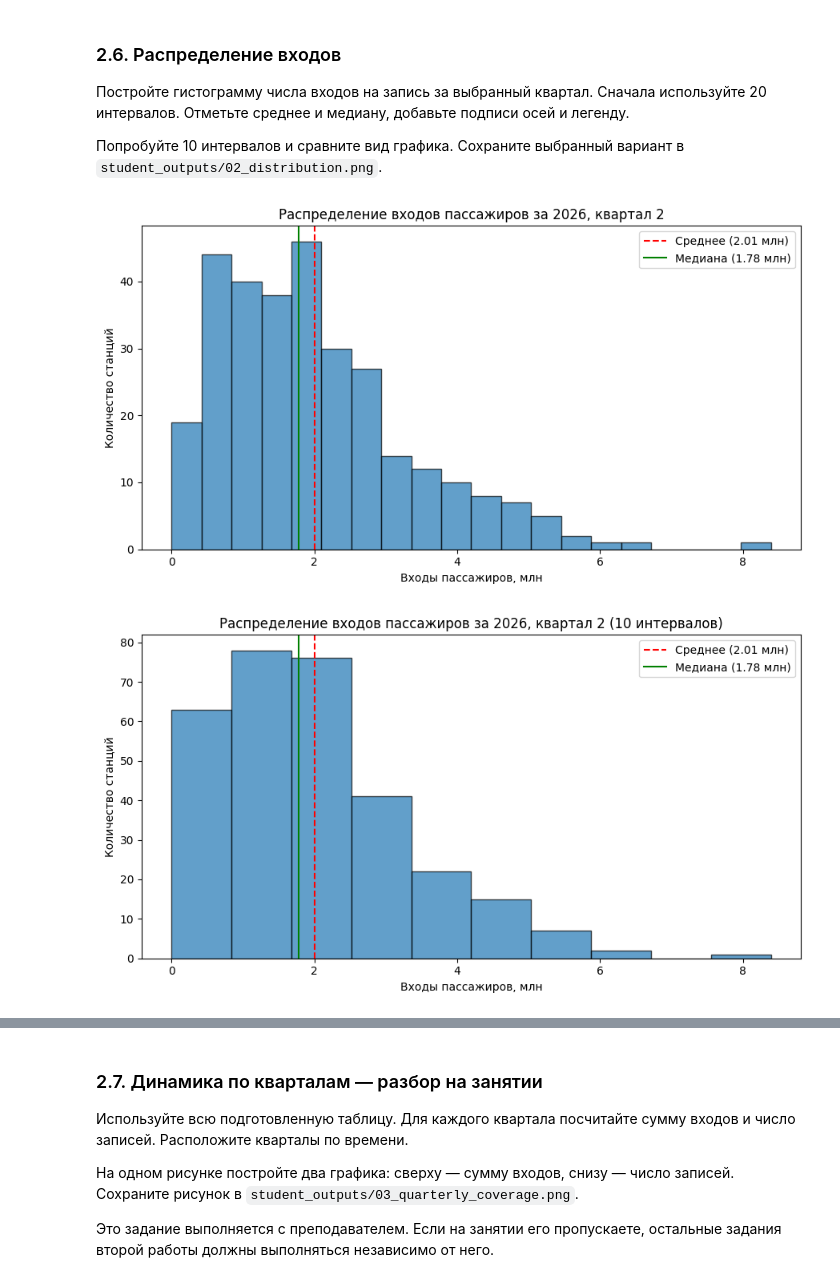
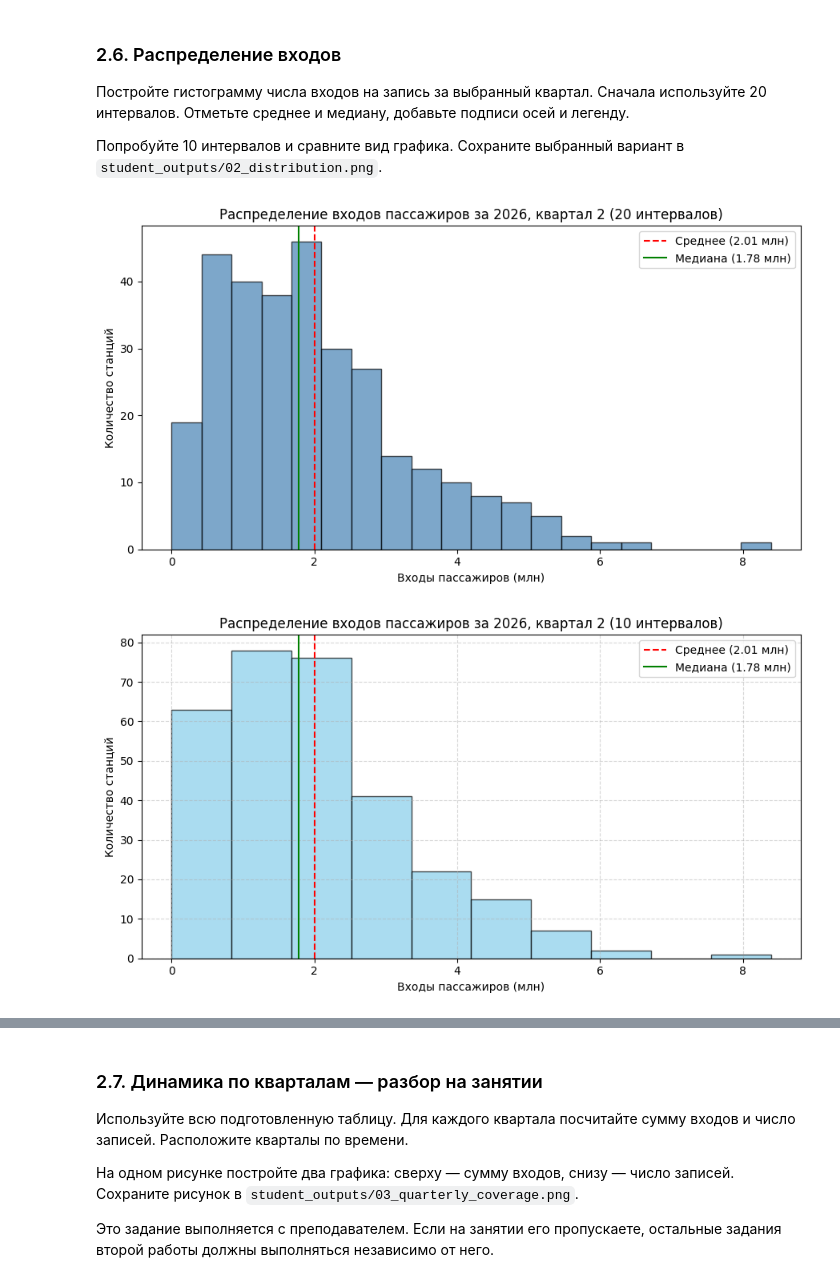
Before and after one commit to thundersen48/General_repository, a Jupyter notebook: study/the_basics_of_AI_lb_1/Основы_ИИ_ЛР1-2.ipynb, the cells around one changed output, grey strips where cells are left out. Saved outputs shown, nothing was run; the diff lists cells and outputs as text; code cells hidden in the pictures.

```diff
--- a/study/the_basics_of_AI_lb_1/Основы_ИИ_ЛР1-2.ipynb
+++ b/study/the_basics_of_AI_lb_1/Основы_ИИ_ЛР1-2.ipynb
@@ -231,8 +231,11 @@ text_columns = df.select_dtypes(include=['object', 'string']).columns
 before_text = df[text_columns].copy()
 
 # В df уберите пробелы по краям и обозначьте пустые строки как пропуски.
+# Очистка строковых столбцов от лишних пробелов с сохранением структуры
+string_cols = df.select_dtypes(include=['object']).columns
+
 for col in text_columns:
-    df[col] = df[col].astype(str).str.strip()
+    df[col] = df[col].str.strip()
     df[col] = df[col].replace('', pd.NA)
 # Сравните результат с before_text.
 text_changes = (before_text != df[text_columns]).sum().sum()
@@ -706,7 +709,7 @@ BINS = 20
 fig, ax = plt.subplots(figsize=(9, 5))
 
 # Постройте гистограмму, отметьте среднее и медиану.
-ax.hist(values_mln, bins=BINS, edgecolor='black', alpha=0.7)
+ax.hist(values_mln, bins=BINS, edgecolor='black', alpha=0.7, color='steelblue')
 
 mean_val = values_mln.mean()
 median_val = values_mln.median()
@@ -715,40 +718,46 @@ ax.axvline(mean_val, color='red', linestyle='--', label=f'Среднее ({mean_
 ax.axvline(median_val, color='green', linestyle='-', label=f'Медиана ({median_val:.2f} млн)')
 
 # Добавьте заголовок с period_title, подписи осей и легенду.
-ax.set_title(f'Распределение входов пассажиров за {period_title}')
-ax.set_xlabel('Входы пассажиров, млн')
+ax.set_title(f'Распределение входов пассажиров за {period_title} (20 интервалов)')
+ax.set_xlabel('Входы пассажиров (млн)')
 ax.set_ylabel('Количество станций')
 ax.legend()
 
 plt.tight_layout()
 # Сохраните рисунок в OUTPUT_DIR / '02_distribution.png'.
-#fig.savefig(OUTPUT_DIR / '02_distribution.png')
+fig.savefig(OUTPUT_DIR / '02_distribution.png')
 
 plt.show()
+plt.show()
 # %% [output]
-[figure, old version]
+[figure, new version]
 # %%
-# Гистограмма с 10 интервалами
+# Построение гистограммы с 10 интервалами по выборке selected
+values_mln = selected['Входы пассажиров'] / 1e6
 BINS = 10
 
 fig, ax = plt.subplots(figsize=(9, 5))
 
-ax.hist(values_mln, bins=BINS, edgecolor='black', alpha=0.7)
-ax.axvline(mean_val, color='red', linestyle='--',
-           label=f'Среднее ({mean_val:.2f} млн)')
-ax.axvline(median_val, color='green', linestyle='-',
-           label=f'Медиана ({median_val:.2f} млн)')
+ax.hist(values_mln, bins=BINS, edgecolor='black', alpha=0.7, color='skyblue')
+
+mean_val = values_mln.mean()
+median_val = values_mln.median()
+
+ax.axvline(mean_val, color='red', linestyle='--', label=f'Среднее ({mean_val:.2f} млн)')
+ax.axvline(median_val, color='green', linestyle='-', label=f'Медиана ({median_val:.2f} млн)')
 
 ax.set_title(f'Распределение входов пассажиров за {period_title} (10 интервалов)')
-ax.set_xlabel('Входы пассажиров, млн')
+ax.set_xlabel('Входы пассажиров (млн)')
 ax.set_ylabel('Количество станций')
 ax.legend()
+ax.grid(True, linestyle='--', alpha=0.5)
 
 plt.tight_layout()
-fig.savefig('02_distribution.png', bbox_inches='tight')
+fig.savefig(OUTPUT_DIR / '02_distribution.png', bbox_inches='tight', dpi=300)
+
 plt.show()
 # %% [output]
-[figure, old version]
+[figure, new version]
 # %% [markdown]
 Что видно на гистограмме, чего не видно в рейтинге? Как выбор числа интервалов влияет на восприятие распределения?
 
```
Also changed, not shown: parts of 3 cells of this notebook, 2 other files.
